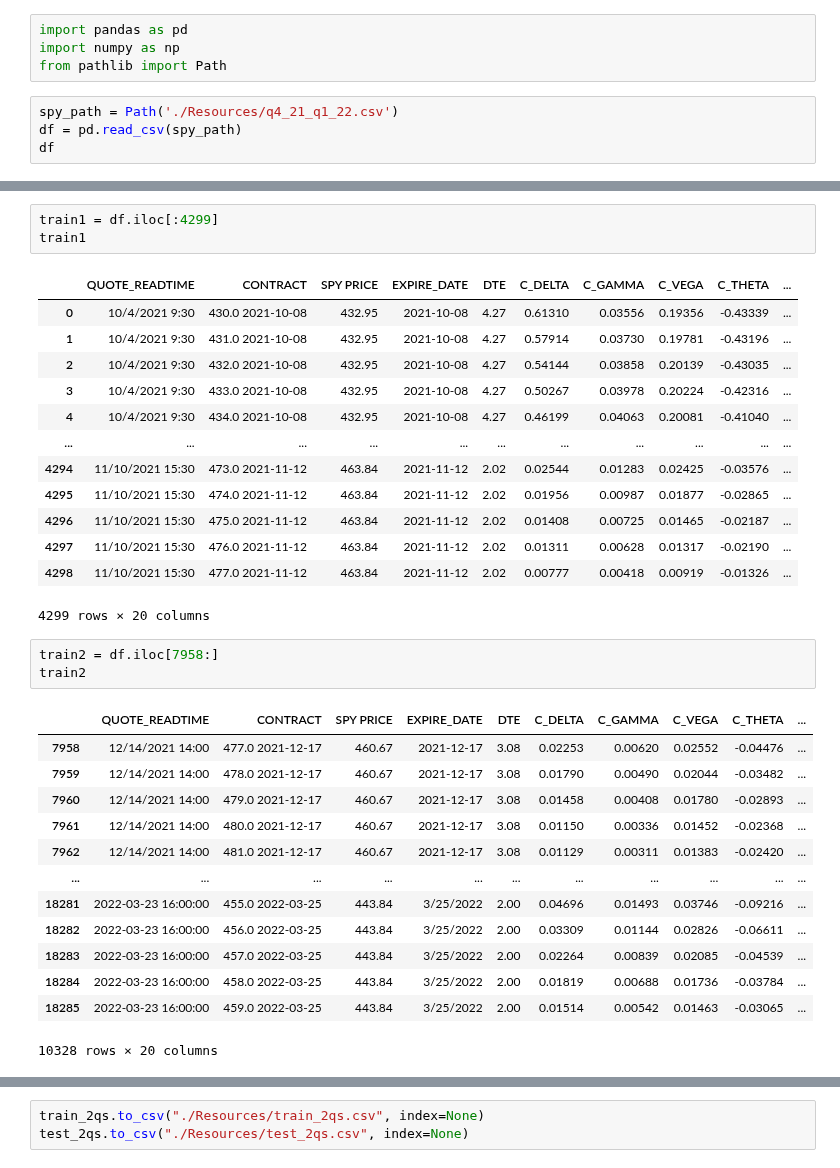
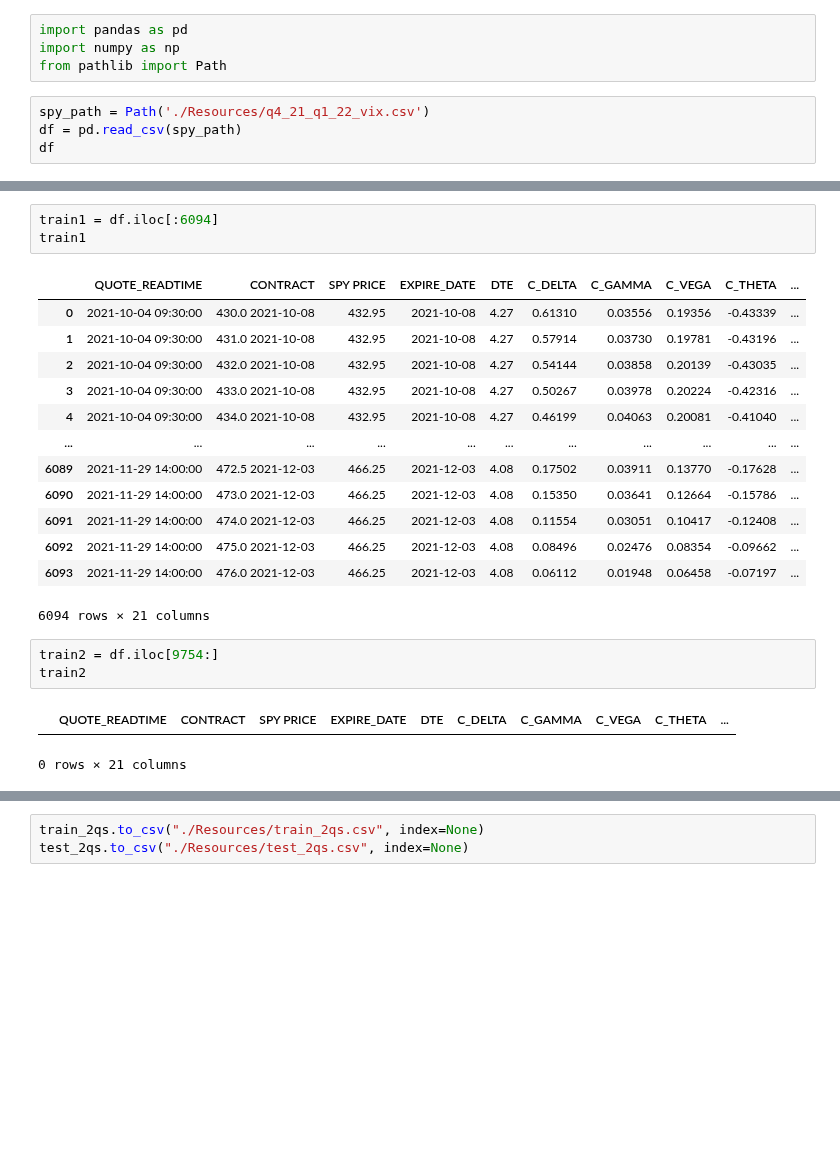
Before and after one commit to aarch23/OptYx, a Jupyter notebook: SPY_21Q4_22Q1_V1.ipynb, the cells around one changed output, grey strips where cells are left out. Drawn from its saved outputs; the diff is of its cells as text; blank space fills up the shorter version.

```diff
--- a/SPY_21Q4_22Q1_V1.ipynb
+++ b/SPY_21Q4_22Q1_V1.ipynb
@@ -230,7 +313,7 @@ import pandas as pd
 import numpy as np
 from pathlib import Path
 # %%
-spy_path = Path('./Resources/q4_21_q1_22.csv')
+spy_path = Path('./Resources/q4_21_q1_22_vix.csv')
 df = pd.read_csv(spy_path)
 df
 # %% [output]
@@ -271,36 +354,25 @@ test_2qs
 # %%
-train1 = df.iloc[:4299]
+train1 = df.iloc[:6094]
 train1
 # %% [output]
 |  | QUOTE_READTIME | CONTRACT | SPY PRICE | EXPIRE_DATE | DTE | C_DELTA | C_GAMMA | C_VEGA | C_THETA | ... |
-| 0 | 10/4/2021 9:30 | 430.0 2021-10-08 | 432.95 | 2021-10-08 | 4.27 | 0.61310 | 0.03556 | 0.19356 | -0.43339 | ... |
-| 1 | 10/4/2021 9:30 | 431.0 2021-10-08 | 432.95 | 2021-10-08 | 4.27 | 0.57914 | 0.03730 | 0.19781 | -0.43196 | ... |
-| 2 | 10/4/2021 9:30 | 432.0 2021-10-08 | 432.95 | 2021-10-08 | 4.27 | 0.54144 | 0.03858 | 0.20139 | -0.43035 | ... |
-| 3 | 10/4/2021 9:30 | 433.0 2021-10-08 | 432.95 | 2021-10-08 | 4.27 | 0.50267 | 0.03978 | 0.20224 | -0.42316 | ... |
-| 4 | 10/4/2021 9:30 | 434.0 2021-10-08 | 432.95 | 2021-10-08 | 4.27 | 0.46199 | 0.04063 | 0.20081 | -0.41040 | ... |
+| 0 | 2021-10-04 09:30:00 | 430.0 2021-10-08 | 432.95 | 2021-10-08 | 4.27 | 0.61310 | 0.03556 | 0.19356 | -0.43339 | ... |
+| 1 | 2021-10-04 09:30:00 | 431.0 2021-10-08 | 432.95 | 2021-10-08 | 4.27 | 0.57914 | 0.03730 | 0.19781 | -0.43196 | ... |
+| 2 | 2021-10-04 09:30:00 | 432.0 2021-10-08 | 432.95 | 2021-10-08 | 4.27 | 0.54144 | 0.03858 | 0.20139 | -0.43035 | ... |
+| 3 | 2021-10-04 09:30:00 | 433.0 2021-10-08 | 432.95 | 2021-10-08 | 4.27 | 0.50267 | 0.03978 | 0.20224 | -0.42316 | ... |
+| 4 | 2021-10-04 09:30:00 | 434.0 2021-10-08 | 432.95 | 2021-10-08 | 4.27 | 0.46199 | 0.04063 | 0.20081 | -0.41040 | ... |
 | ... | ... | ... | ... | ... | ... | ... | ... | ... | ... | ... |
-| 4294 | 11/10/2021 15:30 | 473.0 2021-11-12 | 463.84 | 2021-11-12 | 2.02 | 0.02544 | 0.01283 | 0.02425 | -0.03576 | ... |
-| 4295 | 11/10/2021 15:30 | 474.0 2021-11-12 | 463.84 | 2021-11-12 | 2.02 | 0.01956 | 0.00987 | 0.01877 | -0.02865 | ... |
-| 4296 | 11/10/2021 15:30 | 475.0 2021-11-12 | 463.84 | 2021-11-12 | 2.02 | 0.01408 | 0.00725 | 0.01465 | -0.02187 | ... |
-| 4297 | 11/10/2021 15:30 | 476.0 2021-11-12 | 463.84 | 2021-11-12 | 2.02 | 0.01311 | 0.00628 | 0.01317 | -0.02190 | ... |
-| 4298 | 11/10/2021 15:30 | 477.0 2021-11-12 | 463.84 | 2021-11-12 | 2.02 | 0.00777 | 0.00418 | 0.00919 | -0.01326 | ... |
+| 6089 | 2021-11-29 14:00:00 | 472.5 2021-12-03 | 466.25 | 2021-12-03 | 4.08 | 0.17502 | 0.03911 | 0.13770 | -0.17628 | ... |
+| 6090 | 2021-11-29 14:00:00 | 473.0 2021-12-03 | 466.25 | 2021-12-03 | 4.08 | 0.15350 | 0.03641 | 0.12664 | -0.15786 | ... |
+| 6091 | 2021-11-29 14:00:00 | 474.0 2021-12-03 | 466.25 | 2021-12-03 | 4.08 | 0.11554 | 0.03051 | 0.10417 | -0.12408 | ... |
+| 6092 | 2021-11-29 14:00:00 | 475.0 2021-12-03 | 466.25 | 2021-12-03 | 4.08 | 0.08496 | 0.02476 | 0.08354 | -0.09662 | ... |
+| 6093 | 2021-11-29 14:00:00 | 476.0 2021-12-03 | 466.25 | 2021-12-03 | 4.08 | 0.06112 | 0.01948 | 0.06458 | -0.07197 | ... |
-4299 rows × 20 columns
+6094 rows × 21 columns
 # %%
-train2 = df.iloc[7958:]
+train2 = df.iloc[9754:]
 train2
 # %% [output]
 |  | QUOTE_READTIME | CONTRACT | SPY PRICE | EXPIRE_DATE | DTE | C_DELTA | C_GAMMA | C_VEGA | C_THETA | ... |
-| 7958 | 12/14/2021 14:00 | 477.0 2021-12-17 | 460.67 | 2021-12-17 | 3.08 | 0.02253 | 0.00620 | 0.02552 | -0.04476 | ... |
-| 7959 | 12/14/2021 14:00 | 478.0 2021-12-17 | 460.67 | 2021-12-17 | 3.08 | 0.01790 | 0.00490 | 0.02044 | -0.03482 | ... |
-| 7960 | 12/14/2021 14:00 | 479.0 2021-12-17 | 460.67 | 2021-12-17 | 3.08 | 0.01458 | 0.00408 | 0.01780 | -0.02893 | ... |
-| 7961 | 12/14/2021 14:00 | 480.0 2021-12-17 | 460.67 | 2021-12-17 | 3.08 | 0.01150 | 0.00336 | 0.01452 | -0.02368 | ... |
-| 7962 | 12/14/2021 14:00 | 481.0 2021-12-17 | 460.67 | 2021-12-17 | 3.08 | 0.01129 | 0.00311 | 0.01383 | -0.02420 | ... |
-| ... | ... | ... | ... | ... | ... | ... | ... | ... | ... | ... |
-| 18281 | 2022-03-23 16:00:00 | 455.0 2022-03-25 | 443.84 | 3/25/2022 | 2.00 | 0.04696 | 0.01493 | 0.03746 | -0.09216 | ... |
-| 18282 | 2022-03-23 16:00:00 | 456.0 2022-03-25 | 443.84 | 3/25/2022 | 2.00 | 0.03309 | 0.01144 | 0.02826 | -0.06611 | ... |
-| 18283 | 2022-03-23 16:00:00 | 457.0 2022-03-25 | 443.84 | 3/25/2022 | 2.00 | 0.02264 | 0.00839 | 0.02085 | -0.04539 | ... |
-| 18284 | 2022-03-23 16:00:00 | 458.0 2022-03-25 | 443.84 | 3/25/2022 | 2.00 | 0.01819 | 0.00688 | 0.01736 | -0.03784 | ... |
-| 18285 | 2022-03-23 16:00:00 | 459.0 2022-03-25 | 443.84 | 3/25/2022 | 2.00 | 0.01514 | 0.00542 | 0.01463 | -0.03065 | ... |
-10328 rows × 20 columns
+0 rows × 21 columns
 # %%
 train_2qs = pd.concat([train1, train2], axis=0)
```
Also changed, not shown: parts of 30 cells of this notebook.
